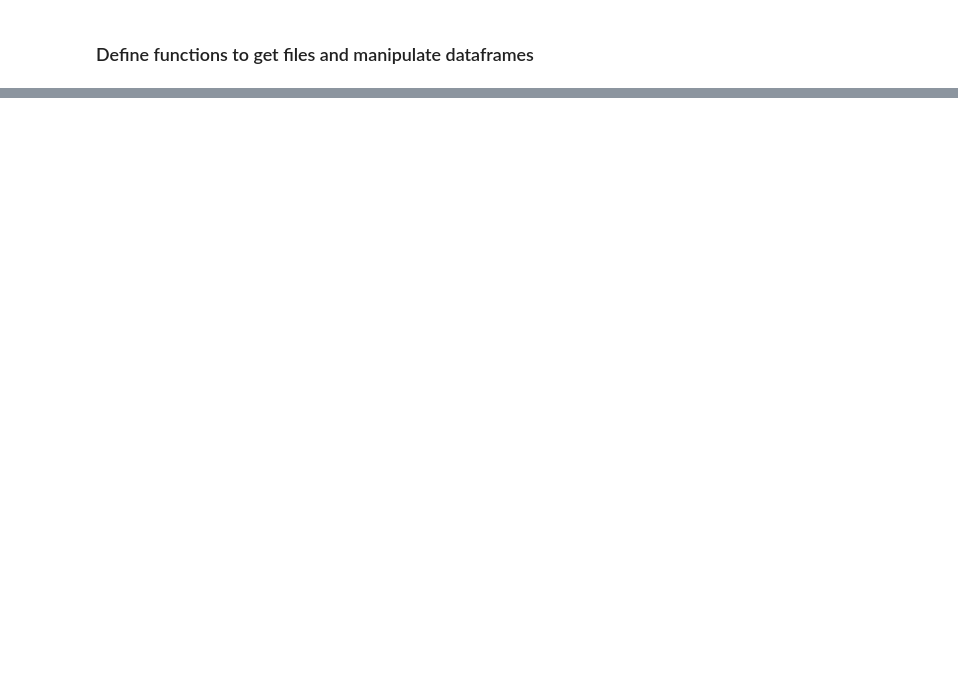
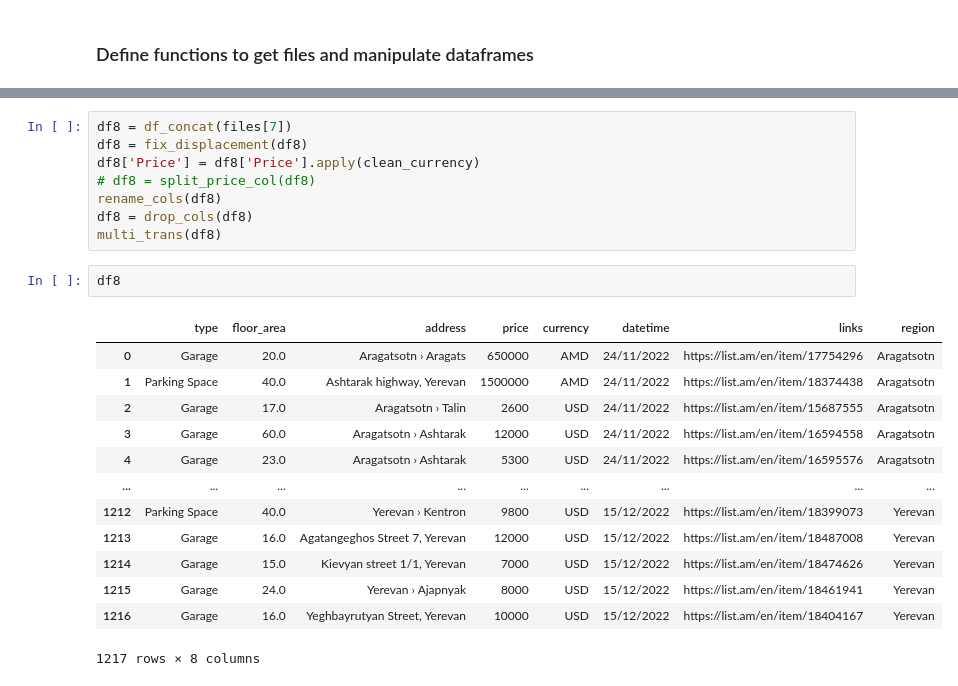
Before and after one commit to molchoun/Python-scraping-PostgreSQL, a Jupyter notebook: et_data.ipynb, the cells around one changed output, grey strips where cells are left out. Cells and saved outputs as stored; diff of their text form; blank space fills up the shorter version.

```diff
--- a/et_data.ipynb
+++ b/et_data.ipynb
@@ -210,0 +420,24 @@ df2[['Price', 'Currency']]
+# %%
+df8 = df_concat(files[7])
+df8 = fix_displacement(df8)
+df8['Price'] = df8['Price'].apply(clean_currency)
+# df8 = split_price_col(df8)
+rename_cols(df8)
+df8 = drop_cols(df8)
+multi_trans(df8)
+# %%
+df8
+# %% [output]
+|  | type | floor_area | address | price | currency | datetime | links | region |
+| 0 | Garage | 20.0 | Aragatsotn › Aragats | 650000 | AMD | 24/11/2022 | https://list.am/en/item/17754296 | Aragatsotn |
+| 1 | Parking Space | 40.0 | Ashtarak highway, Yerevan | 1500000 | AMD | 24/11/2022 | https://list.am/en/item/18374438 | Aragatsotn |
+| 2 | Garage | 17.0 | Aragatsotn › Talin | 2600 | USD | 24/11/2022 | https://list.am/en/item/15687555 | Aragatsotn |
+| 3 | Garage | 60.0 | Aragatsotn › Ashtarak | 12000 | USD | 24/11/2022 | https://list.am/en/item/16594558 | Aragatsotn |
+| 4 | Garage | 23.0 | Aragatsotn › Ashtarak | 5300 | USD | 24/11/2022 | https://list.am/en/item/16595576 | Aragatsotn |
+| ... | ... | ... | ... | ... | ... | ... | ... | ... |
+| 1212 | Parking Space | 40.0 | Yerevan › Kentron | 9800 | USD | 15/12/2022 | https://list.am/en/item/18399073 | Yerevan |
+| 1213 | Garage | 16.0 | Agatangeghos Street 7, Yerevan | 12000 | USD | 15/12/2022 | https://list.am/en/item/18487008 | Yerevan |
+| 1214 | Garage | 15.0 | Kievyan street 1/1, Yerevan | 7000 | USD | 15/12/2022 | https://list.am/en/item/18474626 | Yerevan |
+| 1215 | Garage | 24.0 | Yerevan › Ajapnyak | 8000 | USD | 15/12/2022 | https://list.am/en/item/18461941 | Yerevan |
+| 1216 | Garage | 16.0 | Yeghbayrutyan Street, Yerevan | 10000 | USD | 15/12/2022 | https://list.am/en/item/18404167 | Yerevan |
+1217 rows × 8 columns
```
Also changed, not shown: parts of 53 cells of this notebook, 3 other files.
